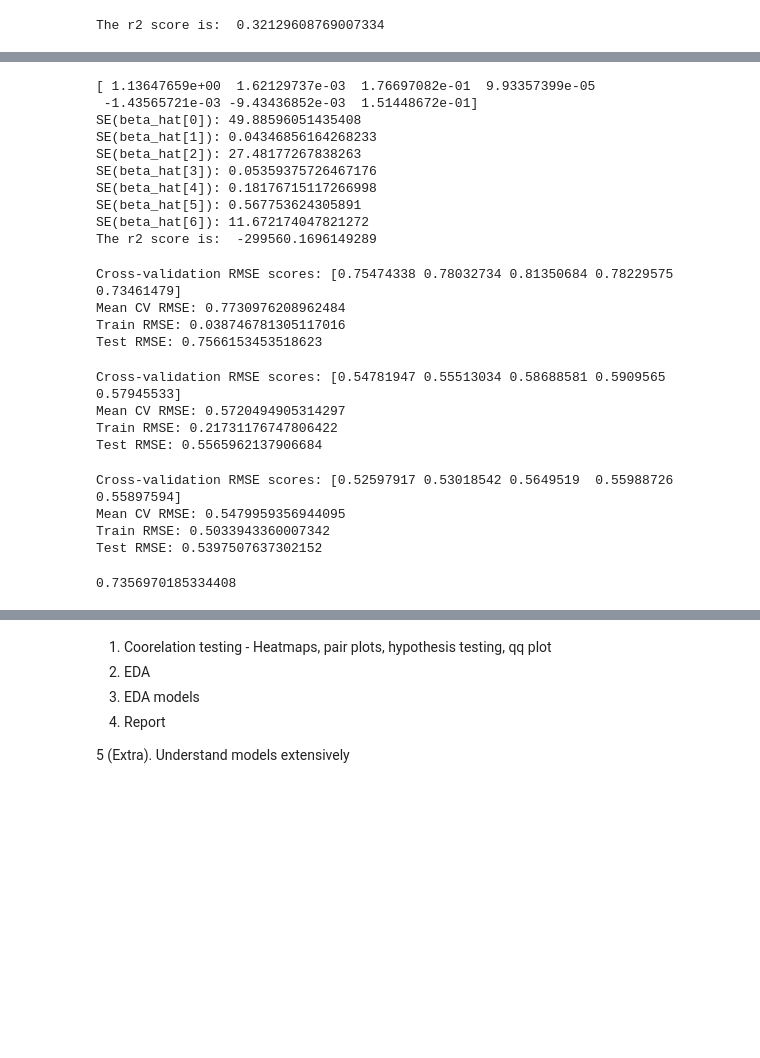
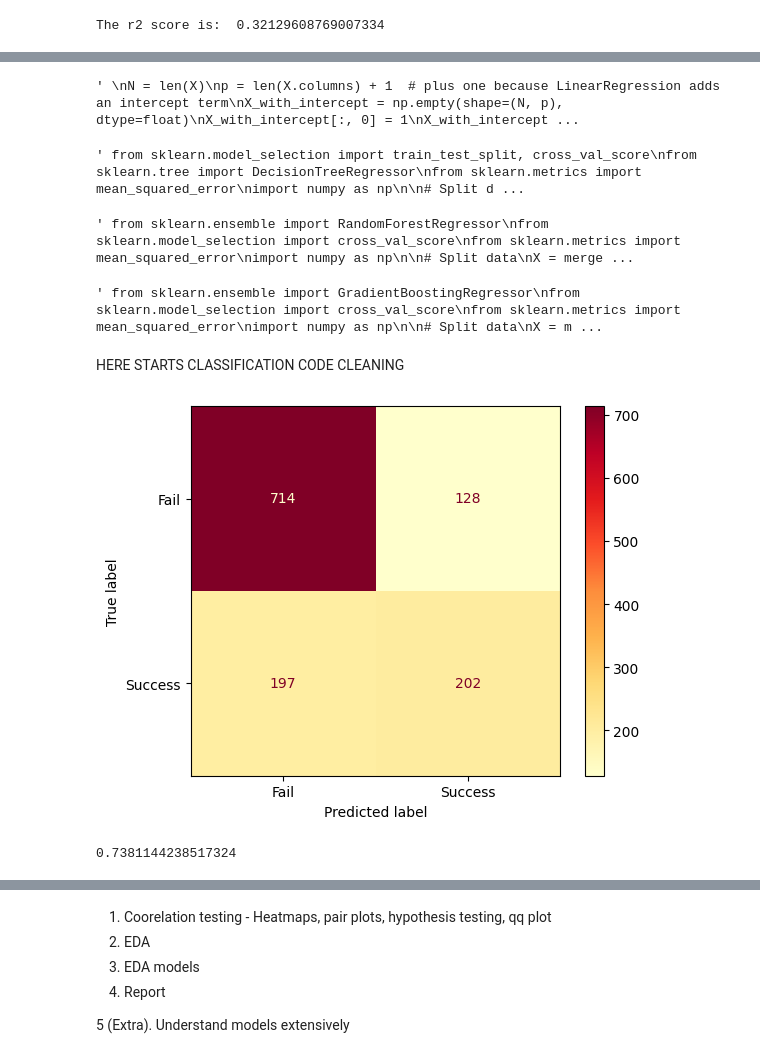
Before and after one commit to MyronTadros/DataScienceProject, a Jupyter notebook: notebook.ipynb, the cells around one changed output, grey strips where cells are left out. Cells and saved outputs as stored; diff of their text form; code cells hidden in the pictures; blank space fills up the shorter version.

Commit message:
Code cleaning finished, commence operation dash?

```diff
--- a/notebook.ipynb
+++ b/notebook.ipynb
@@ -546,8 +535,4 @@ Test RMSE: 360.76783653171833
 # %%
-"""
-
-This segment calculates the Standard Error of each regression coefficient
-
 """
 N = len(X)
 p = len(X.columns) + 1  # plus one because LinearRegression adds an intercept term
@@ -567,20 +552,11 @@ for p_ in range(p):
     print(f"SE(beta_hat[{p_}]): {standard_error}")
 
 
-print ("The r2 score is: ", r2_score(y,y_hat))
+print ("The r2 score is: ", r2_score(y,y_hat)) """
 # %% [output]
-[ 1.13647659e+00  1.62129737e-03  1.76697082e-01  9.93357399e-05
- -1.43565721e-03 -9.43436852e-03  1.51448672e-01]
-SE(beta_hat[0]): 49.88596051435408
-SE(beta_hat[1]): 0.04346856164268233
-SE(beta_hat[2]): 27.48177267838263
-SE(beta_hat[3]): 0.05359375726467176
-SE(beta_hat[4]): 0.18176715117266998
-SE(beta_hat[5]): 0.567753624305891
-SE(beta_hat[6]): 11.672174047821272
-The r2 score is:  -299560.1696149289
+' \nN = len(X)\np = len(X.columns) + 1  # plus one because LinearRegression adds an intercept term\nX_with_intercept = np.empty(shape=(N, p), dtype=float)\nX_with_intercept[:, 0] = 1\nX_with_intercept ...
 # %%
-from sklearn.model_selection import train_test_split, cross_val_score
+""" from sklearn.model_selection import train_test_split, cross_val_score
 from sklearn.tree import DecisionTreeRegressor
 from sklearn.metrics import mean_squared_error
 import numpy as np
@@ -608,13 +584,11 @@ y_test_pred = model.predict(X_test)
 
 print("Train RMSE:", np.sqrt(mean_squared_error(y_train, y_train_pred)))
 print("Test RMSE:", np.sqrt(mean_squared_error(y_test, y_test_pred)))
+ """
 # %% [output]
-Cross-validation RMSE scores: [0.75474338 0.78032734 0.81350684 0.78229575 0.73461479]
-Mean CV RMSE: 0.7730976208962484
-Train RMSE: 0.038746781305117016
-Test RMSE: 0.7566153453518623
+' from sklearn.model_selection import train_test_split, cross_val_score\nfrom sklearn.tree import DecisionTreeRegressor\nfrom sklearn.metrics import mean_squared_error\nimport numpy as np\n\n# Split d ...
 # %%
-from sklearn.ensemble import RandomForestRegressor
+""" from sklearn.ensemble import RandomForestRegressor
 from sklearn.model_selection import cross_val_score
 from sklearn.metrics import mean_squared_error
 import numpy as np
@@ -642,13 +616,11 @@ y_test_pred = model.predict(X_test)
 
 print("Train RMSE:", np.sqrt(mean_squared_error(y_train, y_train_pred)))
 print("Test RMSE:", np.sqrt(mean_squared_error(y_test, y_test_pred)))
+ """
 # %% [output]
-Cross-validation RMSE scores: [0.54781947 0.55513034 0.58688581 0.5909565  0.57945533]
-Mean CV RMSE: 0.5720494905314297
-Train RMSE: 0.21731176747806422
-Test RMSE: 0.5565962137906684
+' from sklearn.ensemble import RandomForestRegressor\nfrom sklearn.model_selection import cross_val_score\nfrom sklearn.metrics import mean_squared_error\nimport numpy as np\n\n# Split data\nX = merge ...
 # %%
-from sklearn.ensemble import GradientBoostingRegressor
+""" from sklearn.ensemble import GradientBoostingRegressor
 from sklearn.model_selection import cross_val_score
 from sklearn.metrics import mean_squared_error
 import numpy as np
@@ -676,24 +648,40 @@ y_test_pred = model.predict(X_test)
 
 print("Train RMSE:", np.sqrt(mean_squared_error(y_train, y_train_pred)))
 print("Test RMSE:", np.sqrt(mean_squared_error(y_test, y_test_pred)))
+ """
 # %% [output]
-Cross-validation RMSE scores: [0.52597917 0.53018542 0.5649519  0.55988726 0.55897594]
-Mean CV RMSE: 0.5479959356944095
-Train RMSE: 0.5033943360007342
-Test RMSE: 0.5397507637302152
+' from sklearn.ensemble import GradientBoostingRegressor\nfrom sklearn.model_selection import cross_val_score\nfrom sklearn.metrics import mean_squared_error\nimport numpy as np\n\n# Split data\nX = m ...
+# %% [markdown]
+HERE STARTS CLASSIFICATION CODE CLEANING
 # %%
-from sklearn.neighbors import KNeighborsClassifier
-from sklearn.model_selection import train_test_split
-
 X = merged_df[['SAT', 'athlete','hsize','hsrank','hsperc','female']]
 y = merged_df['Success']
 
 # Train-test split
 X_train, X_test, y_train, y_test = train_test_split(X, y, test_size=0.3, random_state=100)
-model = KNeighborsClassifier(n_neighbors= 500)
+model = KNeighborsClassifier(n_neighbors= 5)
 
-model.fit(X_train,y_train)
+#Normalization
+mean_X_train = np.mean(X_train, axis=0)
+std_X_train = np.std(X_train, axis=0)
 
-print(model.score(X_test, y_test))
+
+X_train_norm = (X_train-mean_X_train)/std_X_train
+
+
+model.fit(X_train_norm,y_train)
+
+X_test_norm = (X_test - mean_X_train)/ std_X_train
+
+
+y_pred = model.predict(X_test_norm)
+
+cm = confusion_matrix(y_test, y_pred)
+cm_display = ConfusionMatrixDisplay(confusion_matrix = cm, display_labels = ["Fail", "Success"],)
+cm_display.plot(cmap = "YlOrRd")
+plt.show()
+
+print(model.score(X_test_norm, y_test))
 # %% [output]
+[figure, added]
-0.7356970185334408
+0.7381144238517324
```
Also changed, not shown: parts of 17 cells of this notebook.
